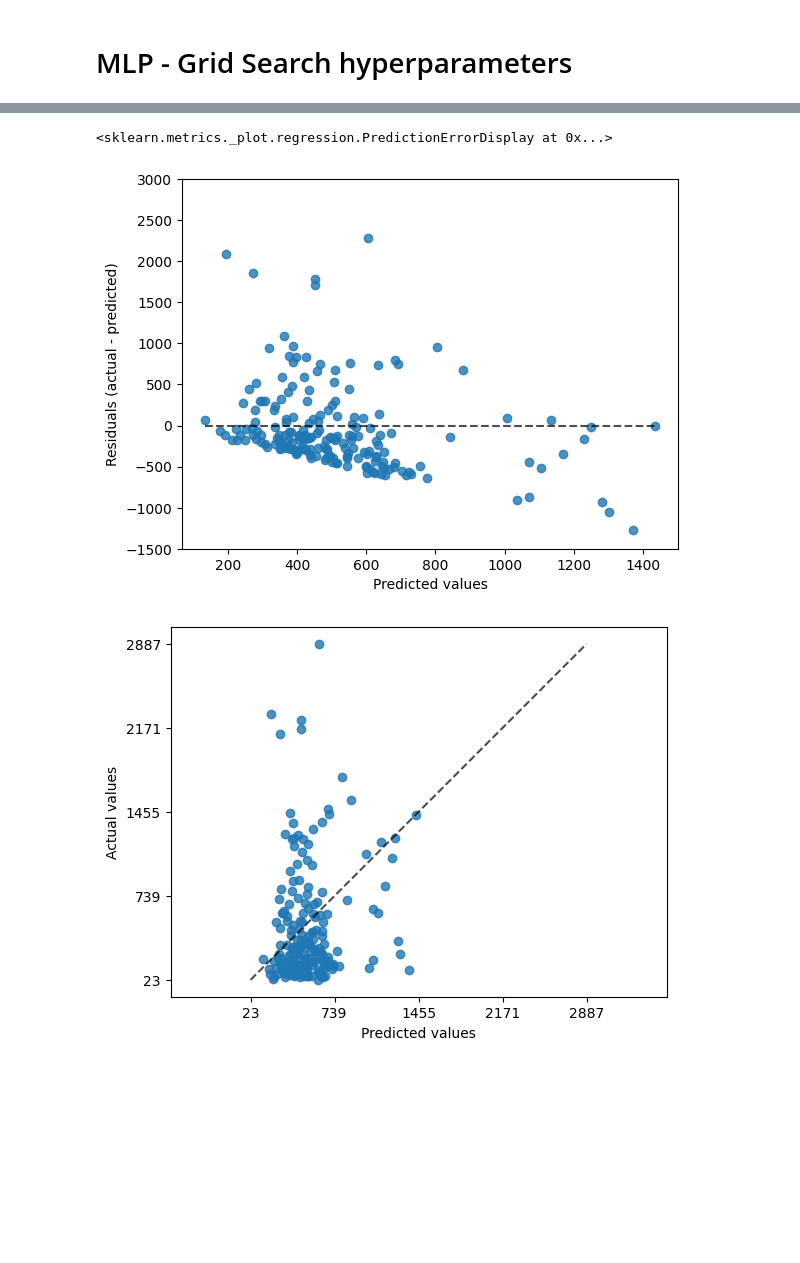
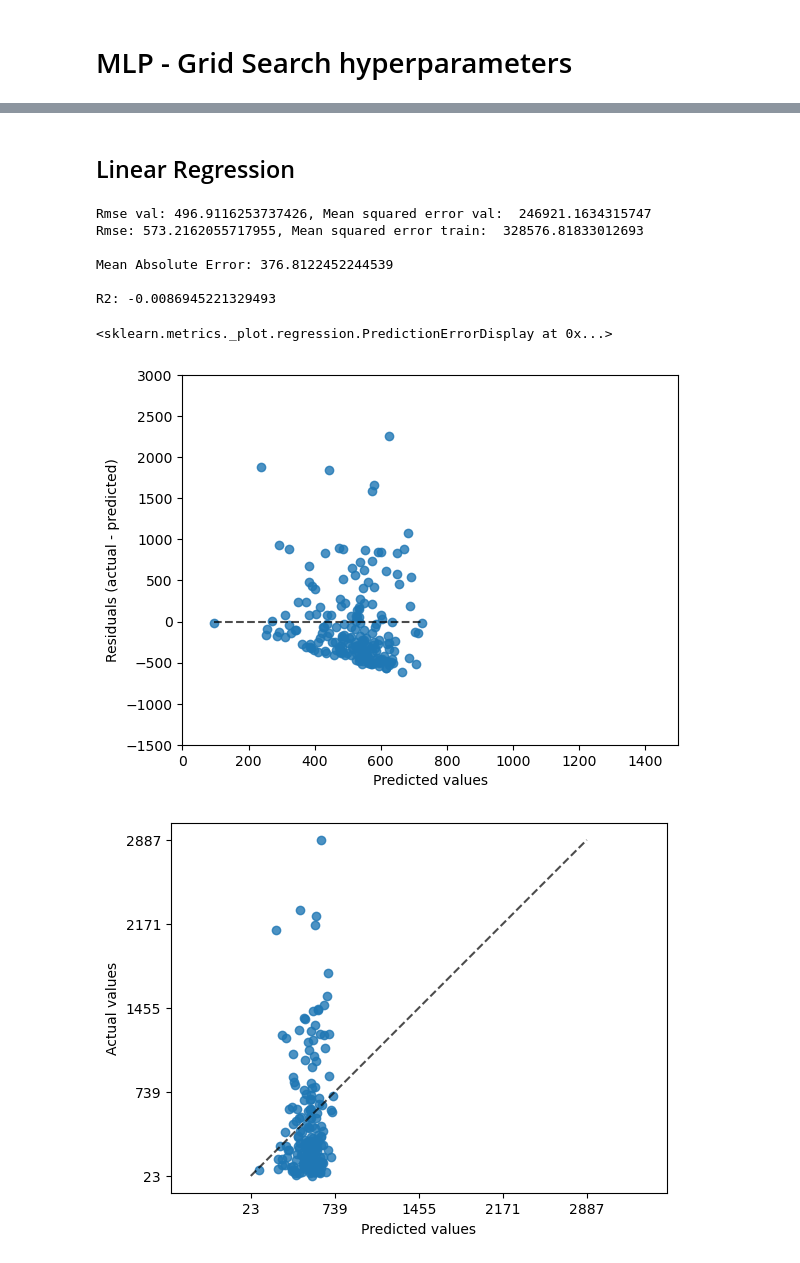
Before and after one commit to jako323/Most-Streamed-Songs-with-Python-Machine-Learning, a Jupyter notebook: research_files/Adjustable_parameters_wo_key_bpm.ipynb, the cells around one changed output, grey strips where cells are left out. Drawn from its saved outputs; the diff is of its cells as text; code cells hidden in the pictures; blank space fills up the shorter version.

```diff
--- a/research_files/Adjustable_parameters_wo_key_bpm.ipynb
+++ b/research_files/Adjustable_parameters_wo_key_bpm.ipynb
@@ -66,12 +68,13 @@ data = data.drop(columns=['bpm', 'key'])
 X = data.drop("streams", axis = 1)
 y = data["streams"]
 
-X_train, X_help, y_train, y_help = train_test_split(X, y, test_size=0.4, random_state=42)
-X_val, X_test, y_val, y_test = train_test_split(X_help, y_help, test_size=0.5, random_state=42)
+X_train, X_test, y_train, y_test = train_test_split(X, y, test_size=0.2, random_state=42)
+#X_val, X_test, y_val, y_test = train_test_split(X_help, y_help, test_size=0.5, random_state=42)
 
 
-val_percent = (len(X_val)/(len(data)))*100
+#val_percent = (len(X_val)/(len(data)))*100
 test_percent = (len(X_test)/(len(data)))*100
 train_percent = (len(X_train)/(len(data)))*100
-print(f"Percent of Train: {train_percent:.2f} ,Validation:{val_percent:.2f} and Test dataset:{test_percent:.2f} ")
+print(f"Percent of Train: {train_percent:.2f}  and Test dataset:{test_percent:.2f} ")
+data
 # %% [output]
@@ -360,12 +373,45 @@ R2: -0.09726739350617719
+# %% [markdown]
+## Linear Regression
+# %%
+reg = LinearRegression()
+weights_train = np.ones_like(y_train)
+np.random.seed(42)
+
+reg.fit(X_train, y_train, sample_weight=weights_train)
+y_pred_train = reg.predict(X_train)
+y_pred = reg.predict(X_help)
+
+rmse = np.sqrt(np.mean((y_pred - y_help)**2))
+mean = mean_squared_error(y_help, y_pred)
+print(f"Rmse val: {rmse}, Mean squared error val:  {mean}")
+
+rmse = np.sqrt(np.mean((y_pred_train - y_train)**2))
+mean = mean_squared_error(y_train, y_pred_train)
+print(f"Rmse: {rmse}, Mean squared error train:  {mean}")
+
+mae = mean_absolute_error(y_help, y_pred)
+print("\nMean Absolute Error:", mae)
+
+r2 = r2_score(y_help, y_pred)
+print("\nR2:", r2)
+# %% [output]
+Rmse val: 496.9116253737426, Mean squared error val:  246921.1634315747
+Rmse: 573.2162055717955, Mean squared error train:  328576.81833012693
+
+Mean Absolute Error: 376.8122452244539
+
+R2: -0.0086945221329493
 # %%
 from sklearn.metrics import PredictionErrorDisplay
 import matplotlib.pyplot as plt
 from sklearn.metrics import confusion_matrix
-PredictionErrorDisplay.from_estimator(reg, X_help, y_help, kind="residual_vs_predicted")
+PredictionErrorDisplay.from_estimator(reg, X_test, y_test,
+kind="residual_vs_predicted")
 plt.ylim([-1500, 3000])
-
-PredictionErrorDisplay.from_predictions(y_true=y_help, y_pred=y_pred, kind="actual_vs_predicted")
+plt.xlim([0, 1500])
+PredictionErrorDisplay.from_predictions(y_true=y_test, y_pred=y_pred,
+kind="actual_vs_predicted")
 # %% [output]
 <sklearn.metrics._plot.regression.PredictionErrorDisplay at 0x...>
-[figure, old version]
+[figure, new version]
-[figure, old version]
+[figure, new version]
```
Also changed, not shown: parts of 12 cells of this notebook.
